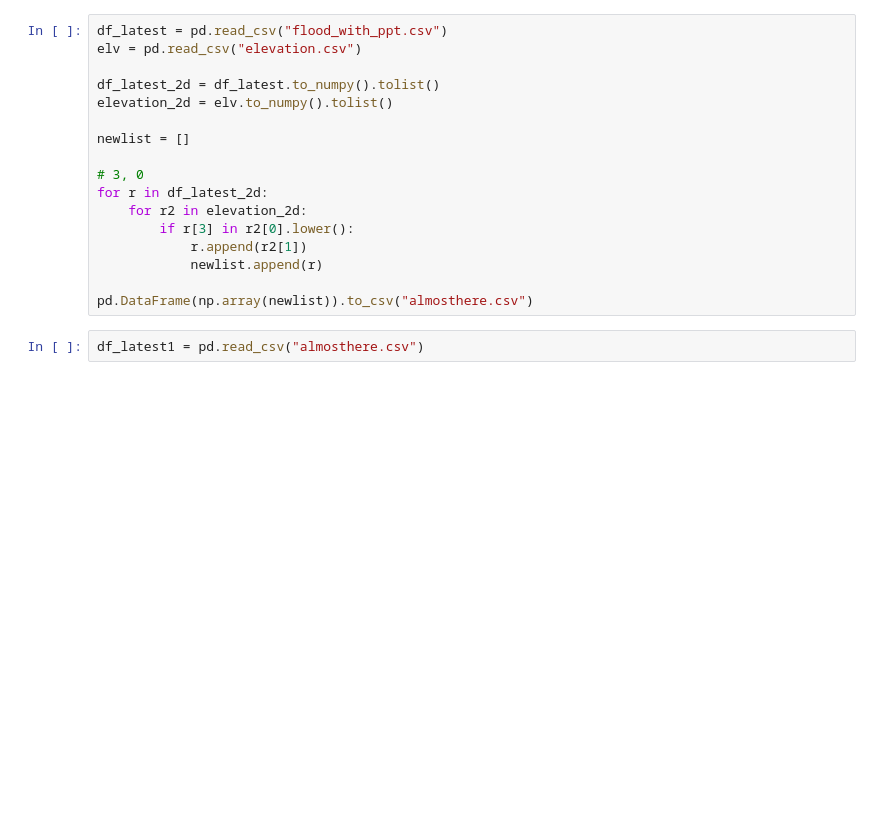
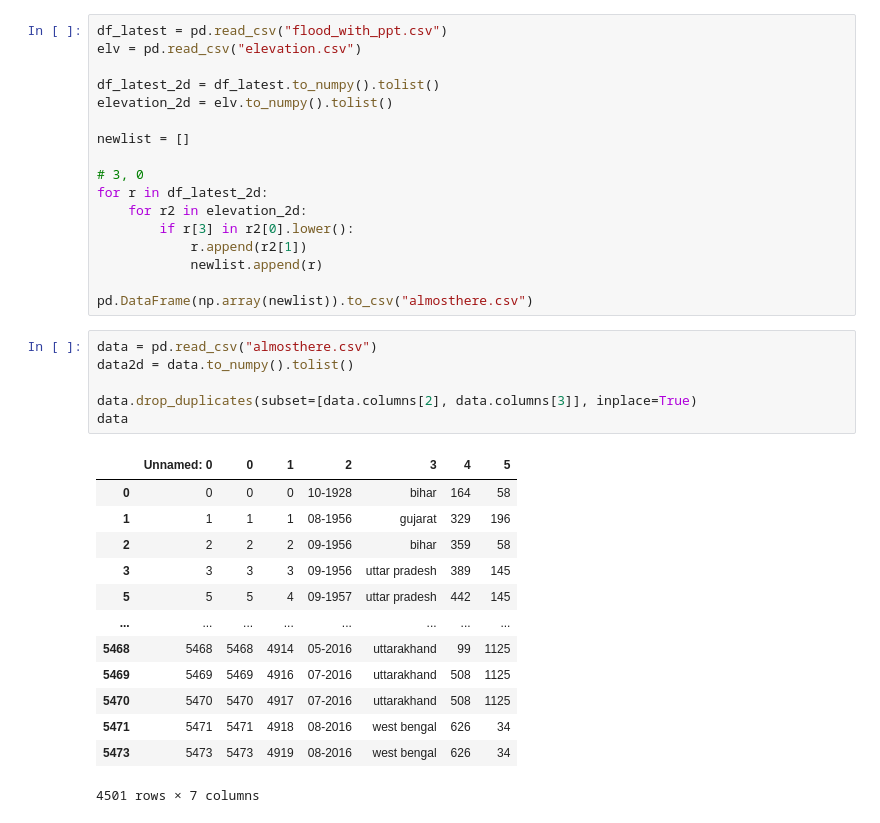
Before and after one commit to Hackdata2024/15-tec, a Jupyter notebook: Untitled.ipynb, the cells around one changed output. Cells and saved outputs as stored; diff of their text form; blank space fills up the shorter version.

```diff
--- a/Untitled.ipynb
+++ b/Untitled.ipynb
@@ -312,4 +312,22 @@ for r in df_latest_2d:
 
 pd.DataFrame(np.array(newlist)).to_csv("almosthere.csv")
 # %%
-df_latest1 = pd.read_csv("almosthere.csv")
+data = pd.read_csv("almosthere.csv")
+data2d = data.to_numpy().tolist()
+
+data.drop_duplicates(subset=[data.columns[2], data.columns[3]], inplace=True)
+data
+# %% [output]
+|  | Unnamed: 0 | 0 | 1 | 2 | 3 | 4 | 5 |
+| 0 | 0 | 0 | 0 | 10-1928 | bihar | 164 | 58 |
+| 1 | 1 | 1 | 1 | 08-1956 | gujarat | 329 | 196 |
+| 2 | 2 | 2 | 2 | 09-1956 | bihar | 359 | 58 |
+| 3 | 3 | 3 | 3 | 09-1956 | uttar pradesh | 389 | 145 |
+| 5 | 5 | 5 | 4 | 09-1957 | uttar pradesh | 442 | 145 |
+| ... | ... | ... | ... | ... | ... | ... | ... |
+| 5468 | 5468 | 5468 | 4914 | 05-2016 | uttarakhand | 99 | 1125 |
+| 5469 | 5469 | 5469 | 4916 | 07-2016 | uttarakhand | 508 | 1125 |
+| 5470 | 5470 | 5470 | 4917 | 07-2016 | uttarakhand | 508 | 1125 |
+| 5471 | 5471 | 5471 | 4918 | 08-2016 | west bengal | 626 | 34 |
+| 5473 | 5473 | 5473 | 4919 | 08-2016 | west bengal | 626 | 34 |
+4501 rows × 7 columns
```
Also changed, not shown: parts of 3 cells of this notebook, 8 other files.
